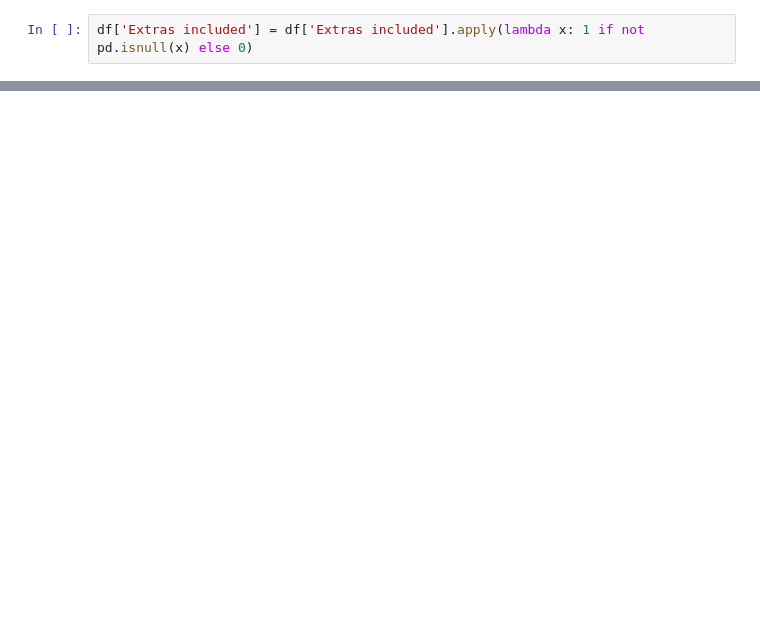
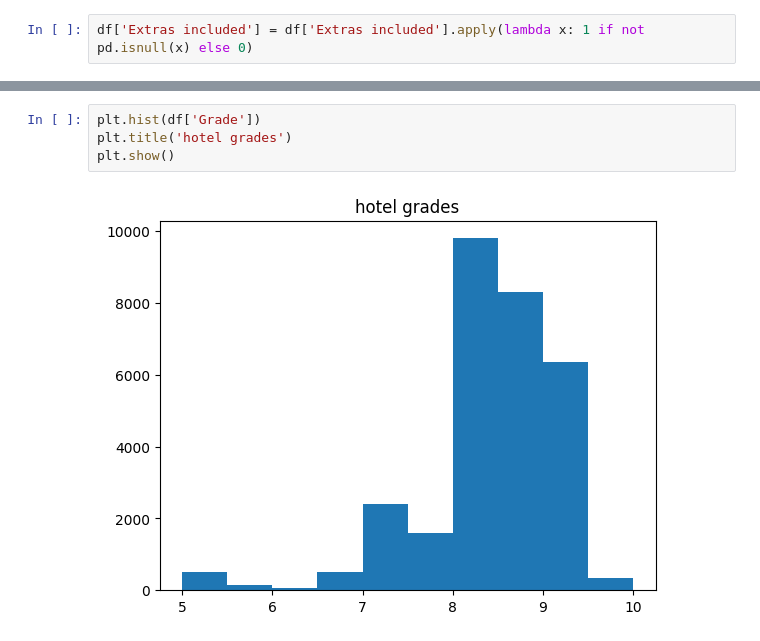
Before and after one commit to yarinr25/DSF---final-project, a Jupyter notebook: Notebooks/expedia/expedia_cleaning.ipynb, the cells around one changed output, grey strips where cells are left out. Saved outputs shown, nothing was run; the diff lists cells and outputs as text; blank space fills up the shorter version.

```diff
--- a/Notebooks/expedia/expedia_cleaning.ipynb
+++ b/Notebooks/expedia/expedia_cleaning.ipynb
@@ -211,0 +262,6 @@ df.head(20)
+# %%
+plt.hist(df['Grade'])
+plt.title('hotel grades')
+plt.show()
+# %% [output]
+[figure, added]
```
Also changed, not shown: parts of 32 cells of this notebook.
